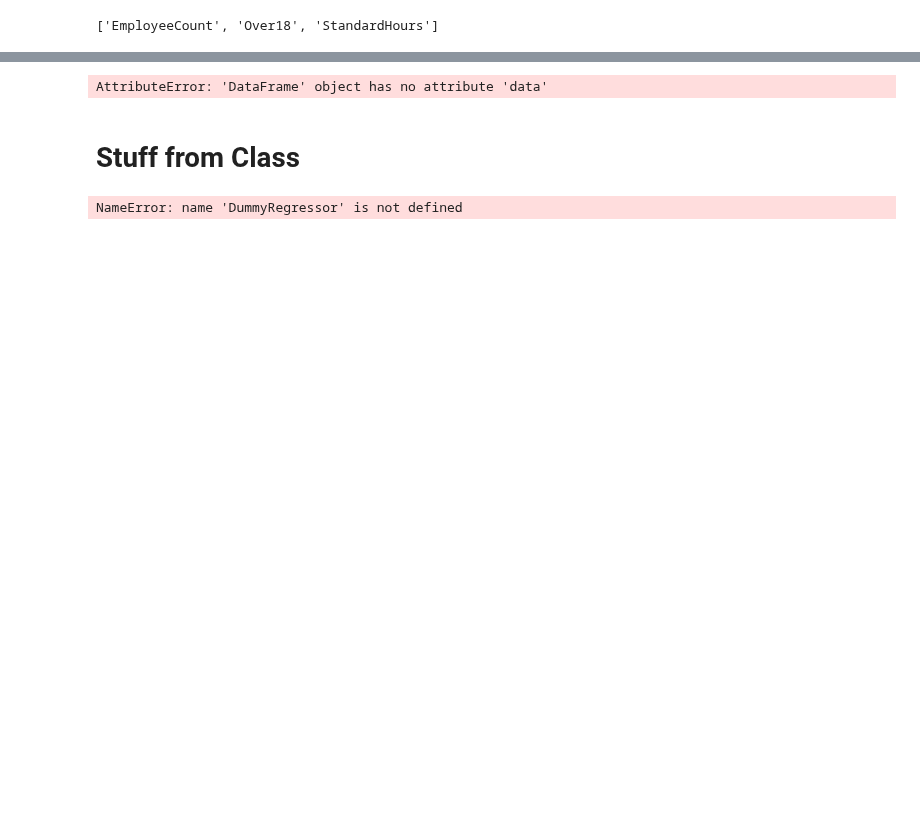
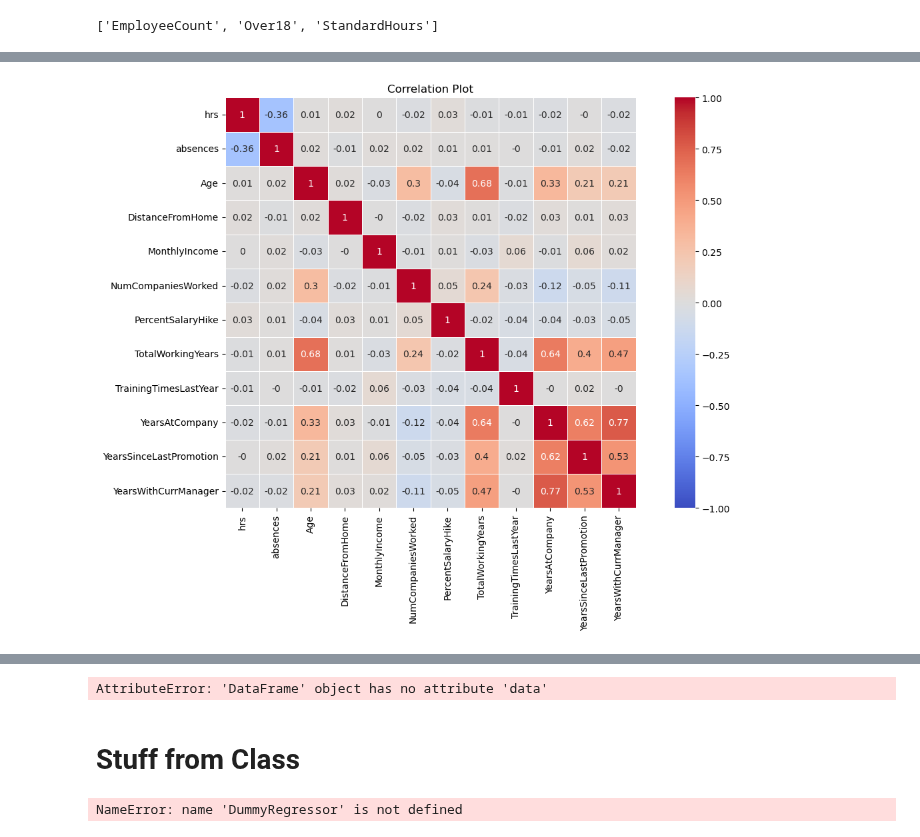
Before and after one commit to schmeti/uc3m_advanced_programming, a Jupyter notebook: Part 2/eda.ipynb, the cells around one changed output, grey strips where cells are left out. Saved outputs shown, nothing was run; the diff lists cells and outputs as text; code cells hidden in the pictures; blank space fills up the shorter version.

```diff
--- a/Part 2/eda.ipynb
+++ b/Part 2/eda.ipynb
@@ -128,7 +132,7 @@ categorical_variables = ['JobInvolvement', 'PerformanceRating','EnvironmentSatis
                           'WorkLifeBalance','BusinessTravel', 'Department', 'Education','EducationField',
                           'EmployeeID','Gender', 'JobLevel','JobRole','MaritalStatus','StockOptionLevel','Attrition']
 numeric_variables = ['hrs','absences','Age','DistanceFromHome','MonthlyIncome','NumCompaniesWorked',
-                     'PercentSalaryHike', 'StandardHours','TotalWorkingYears', 'TrainingTimesLastYear', 'YearsAtCompany',
+                     'PercentSalaryHike','TotalWorkingYears', 'TrainingTimesLastYear', 'YearsAtCompany',
        'YearsSinceLastPromotion', 'YearsWithCurrManager']
 
 constant_variables = ["EmployeeCount",'Over18','StandardHours']
@@ -162,0 +178,8 @@ dtype: int64
+# %%
+corr_mat = np.round_(data_train[numeric_variables].corr(),decimals=2)
+plt.figure(figsize=(15, 8))  # Adjust the figure size as needed
+sns.heatmap(corr_mat, annot=True, cmap='coolwarm', vmin=-1, vmax=1, center=0, square=True, linewidths=0.5)
+plt.title('Correlation Plot')
+plt.show()
+# %% [output]
+[figure, added]
```
Also changed, not shown: parts of 14 cells of this notebook.
